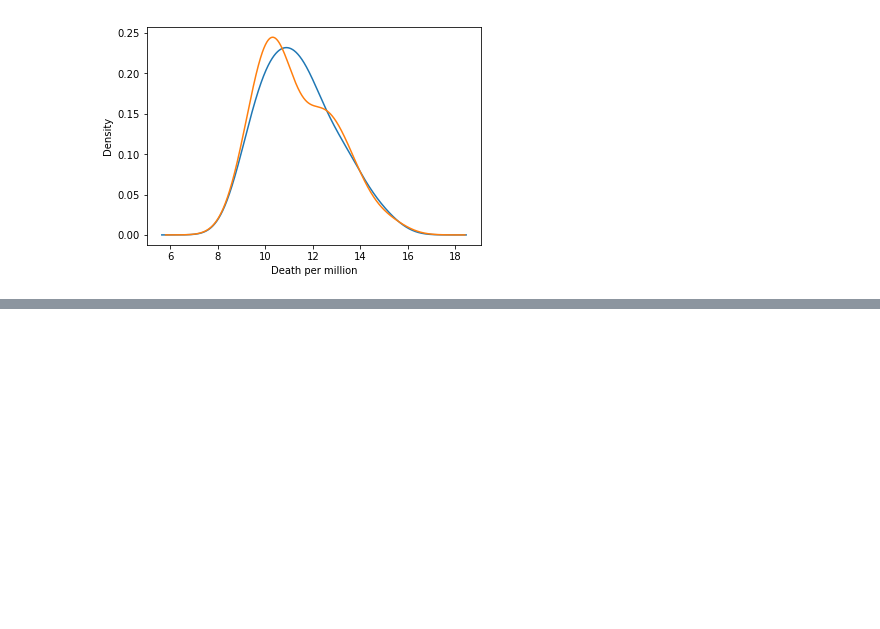
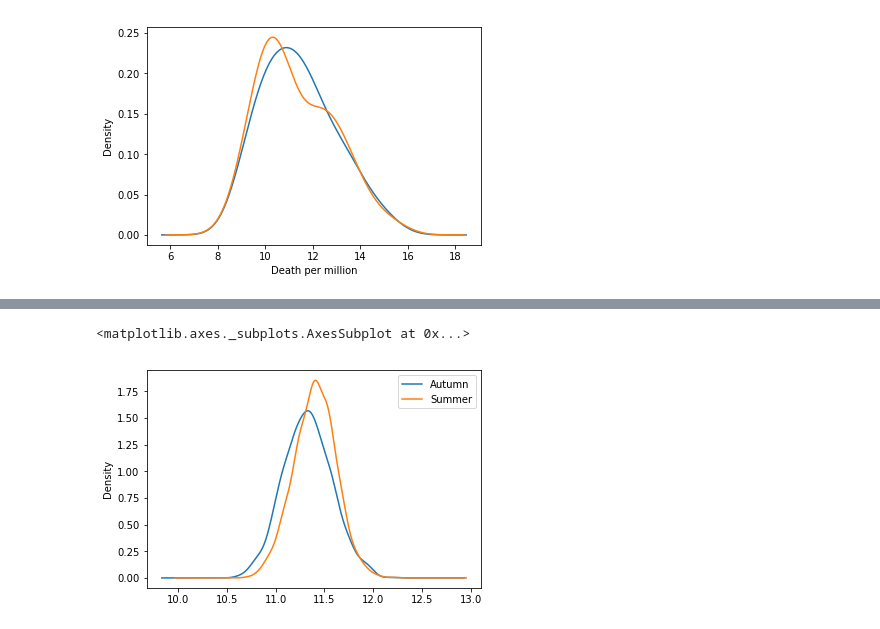
Before and after one commit to vlnik-belyaev/CDC_stat, a Jupyter notebook: CDC_heat_influence/Draft version.ipynb, the cells around one changed output, grey strips where cells are left out. Drawn from its saved outputs; the diff is of its cells as text; code cells hidden in the pictures; blank space fills up the shorter version.

Commit message:
AB-test added for summer/autumn deaths

```diff
--- a/CDC_heat_influence/Draft version.ipynb
+++ b/CDC_heat_influence/Draft version.ipynb
@@ -535,0 +551,19 @@ plt.show()
+# %%
+# Creating an list with bootstrapped means for each AB-group
+iterations = 1500
+boot_summer = []
+boot_autumn = []
+for i in range(iterations):
+    boot_summer_mean = florda_summer['DeathPerMillion'].sample(frac=1, replace=True).mean()
+    boot_autumn_mean = florda_autumn['DeathPerMillion'].sample(frac=1, replace=True).mean()
+    boot_summer.append(boot_summer_mean)
+    boot_autumn.append(boot_autumn_mean)
+
+# Transforming the list to a DataFrame
+dictionary = {'Summer': boot_summer, 'Autumn': boot_autumn}
+boot_means = pd.DataFrame(data = dictionary)
+# A Kernel Density Estimate plot of the bootstrap distributions
+boot_means.plot.kde()
+# %% [output]
+<matplotlib.axes._subplots.AxesSubplot at 0x...>
+[figure, added]
```
Also changed, not shown: parts of 7 cells of this notebook.
